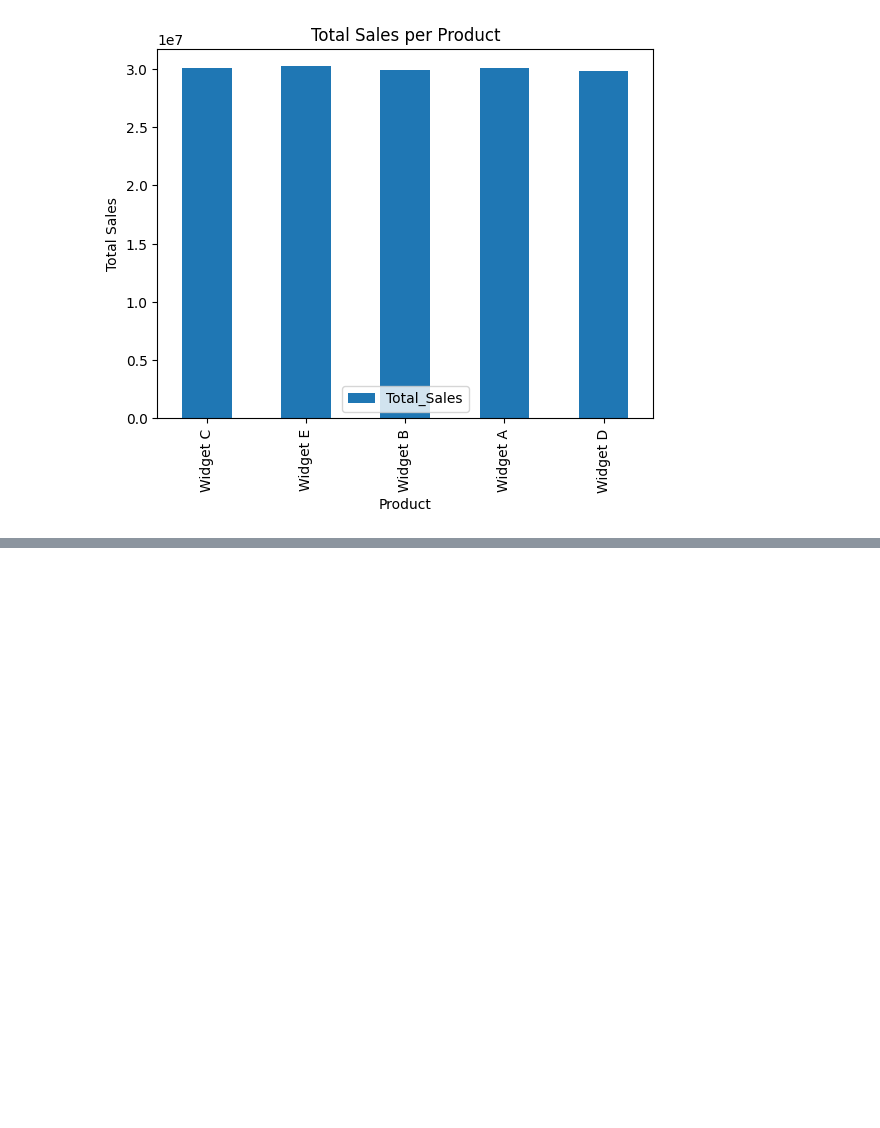
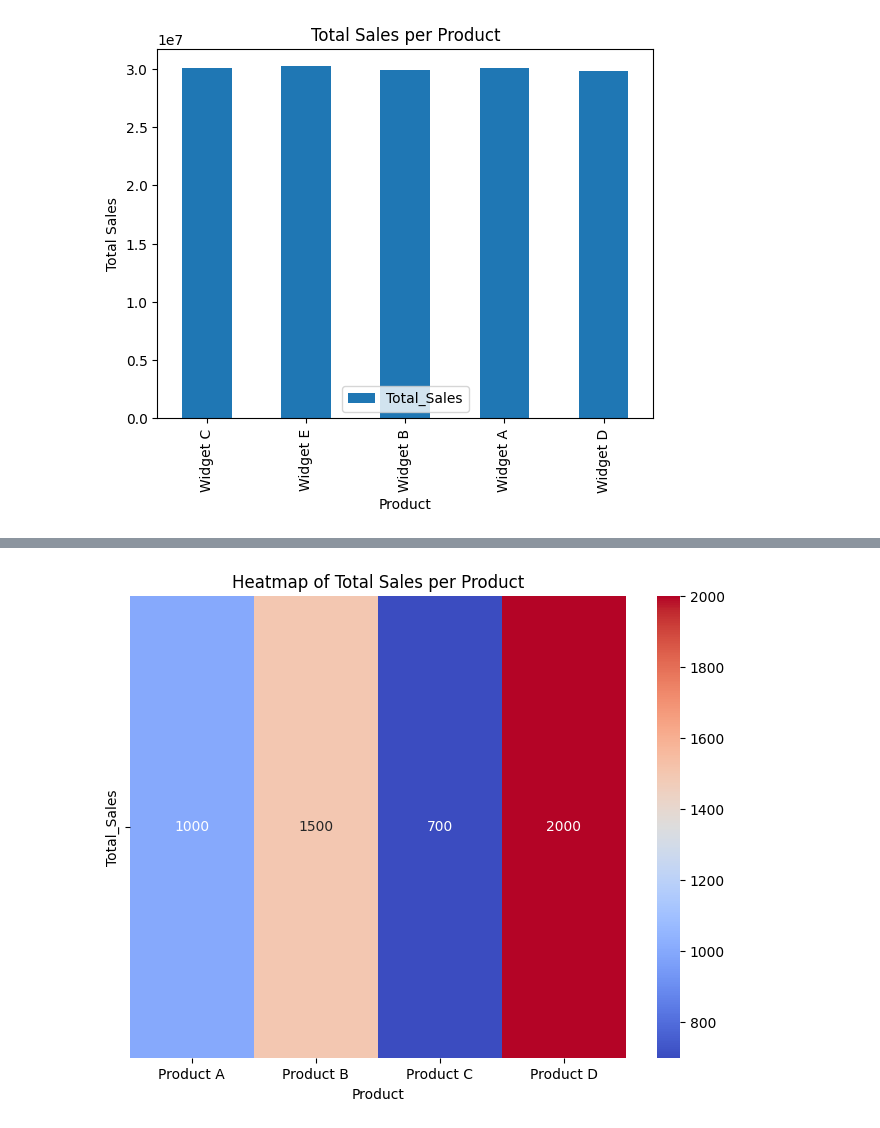
Before and after one commit to hamedkarimi3/LargeSaleDataProject, a Jupyter notebook: salesdata_analysis.ipynb, the cells around one changed output, grey strips where cells are left out. Saved outputs shown, nothing was run; the diff lists cells and outputs as text; code cells hidden in the pictures; blank space fills up the shorter version.

```diff
--- a/salesdata_analysis.ipynb
+++ b/salesdata_analysis.ipynb
@@ -118,0 +174,28 @@ plt.show(10)
+# %%
+#Create a Heatmap:
+
+import seaborn as sns
+import matplotlib.pyplot as plt
+import pandas as pd
+
+# Sample data: Let's assume the total sales per product is already in pandas DataFrame.
+data = {
+    'Product': ['Product A', 'Product B', 'Product C', 'Product D'],
+    'Total_Sales': [1000, 1500, 700, 2000],
+}
+
+df = pd.DataFrame(data)
+
+# If you want to create a heatmap showing total sales for different categories:
+# First, we need to reshape the data into a 2D matrix-like format
+
+# Create a DataFrame where products are columns and 'Total_Sales' are values in rows
+heatmap_data = df.set_index('Product').T  # .T transposes the DataFrame
+
+# Plotting the heatmap
+plt.figure(figsize=(8, 6))
+sns.heatmap(heatmap_data, annot=True, cmap="coolwarm", cbar=True, fmt="g")
+plt.title('Heatmap of Total Sales per Product')
+plt.show()
+# %% [output]
+[figure, added]
```
Also changed, not shown: parts of 3 cells of this notebook.
